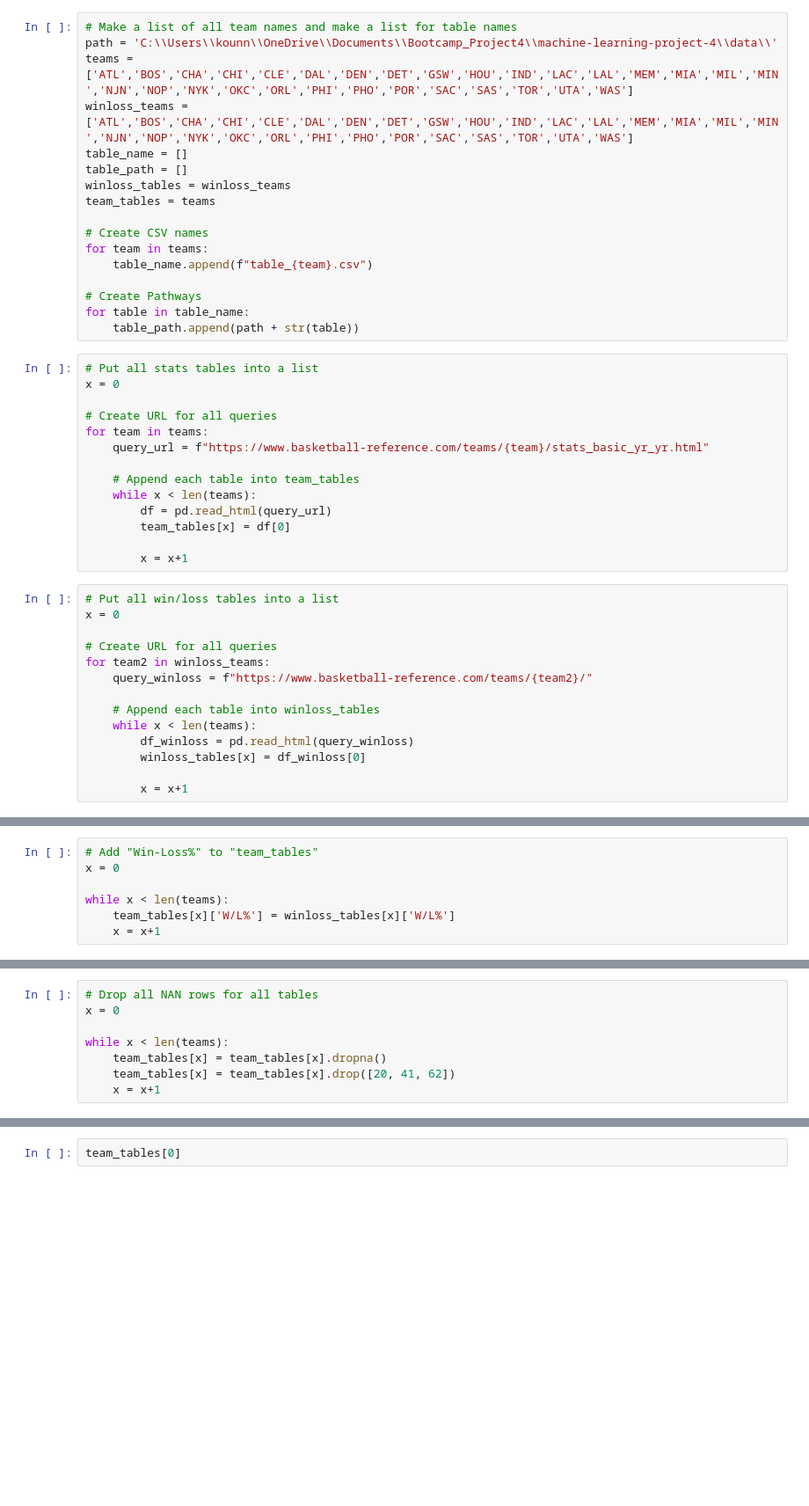
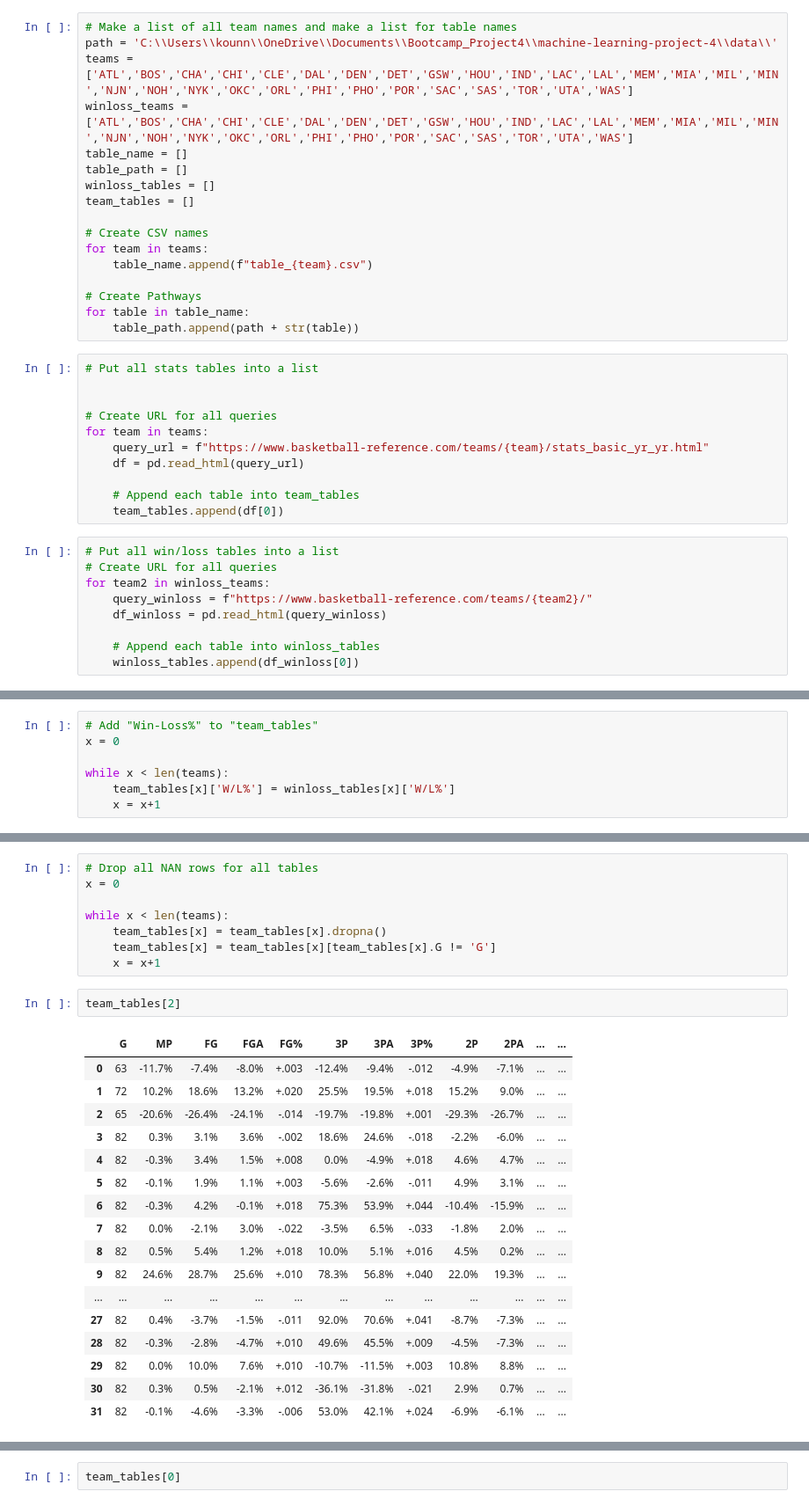
Before and after one commit to almulldreyer/machine-learning-project-4, a Jupyter notebook: main/Data_scrape.ipynb, the cells around one changed output, grey strips where cells are left out. Shown at 88% size. Saved outputs shown, nothing was run; the diff lists cells and outputs as text; blank space fills up the shorter version.

```diff
--- a/main/Data_scrape.ipynb
+++ b/main/Data_scrape.ipynb
@@ -9,12 +9,12 @@ import requests
 # %%
 # Make a list of all team names and make a list for table names
 path = 'C:\\Users\\kounn\\OneDrive\\Documents\\Bootcamp_Project4\\machine-learning-project-4\\data\\'
-teams = ['ATL','BOS','CHA','CHI','CLE','DAL','DEN','DET','GSW','HOU','IND','LAC','LAL','MEM','MIA','MIL','MIN','NJN','NOP','NYK','OKC','ORL','PHI','PHO','POR','SAC','SAS','TOR','UTA','WAS']
-winloss_teams = ['ATL','BOS','CHA','CHI','CLE','DAL','DEN','DET','GSW','HOU','IND','LAC','LAL','MEM','MIA','MIL','MIN','NJN','NOP','NYK','OKC','ORL','PHI','PHO','POR','SAC','SAS','TOR','UTA','WAS']
+teams = ['ATL','BOS','CHA','CHI','CLE','DAL','DEN','DET','GSW','HOU','IND','LAC','LAL','MEM','MIA','MIL','MIN','NJN','NOH','NYK','OKC','ORL','PHI','PHO','POR','SAC','SAS','TOR','UTA','WAS']
+winloss_teams = ['ATL','BOS','CHA','CHI','CLE','DAL','DEN','DET','GSW','HOU','IND','LAC','LAL','MEM','MIA','MIL','MIN','NJN','NOH','NYK','OKC','ORL','PHI','PHO','POR','SAC','SAS','TOR','UTA','WAS']
 table_name = []
 table_path = []
-winloss_tables = winloss_teams
-team_tables = teams
+winloss_tables = []
+team_tables = []
 
 # Create CSV names
 for team in teams:
@@ -25,29 +25,21 @@ for table in table_name:
     table_path.append(path + str(table))
 # %%
 # Put all stats tables into a list
-x = 0
+
 
 # Create URL for all queries
 for team in teams:
     query_url = f"https://www.basketball-reference.com/teams/{team}/stats_basic_yr_yr.html"
+    df = pd.read_html(query_url)
 
     # Append each table into team_tables
-    while x < len(teams):
-        df = pd.read_html(query_url)
-        team_tables[x] = df[0]
-
-        x = x+1
+    team_tables.append(df[0])
 # %%
 # Put all win/loss tables into a list
-x = 0
-
 # Create URL for all queries
 for team2 in winloss_teams:
     query_winloss = f"https://www.basketball-reference.com/teams/{team2}/"
+    df_winloss = pd.read_html(query_winloss)
 
     # Append each table into winloss_tables
-    while x < len(teams):
-        df_winloss = pd.read_html(query_winloss)
-        winloss_tables[x] = df_winloss[0]
-
-        x = x+1
+    winloss_tables.append(df_winloss[0])
@@ -105,5 +81,25 @@ x = 0
 
 while x < len(teams):
     team_tables[x] = team_tables[x].dropna()
-    team_tables[x] = team_tables[x].drop([20, 41, 62])
+    team_tables[x] = team_tables[x][team_tables[x].G != 'G']
     x = x+1
+# %%
+team_tables[2]
+# %% [output]
+|  | G | MP | FG | FGA | FG% | 3P | 3PA | 3P% | 2P | 2PA | ... | ... |
+| 0 | 63 | -11.7% | -7.4% | -8.0% | +.003 | -12.4% | -9.4% | -.012 | -4.9% | -7.1% | ... | ... |
+| 1 | 72 | 10.2% | 18.6% | 13.2% | +.020 | 25.5% | 19.5% | +.018 | 15.2% | 9.0% | ... | ... |
+| 2 | 65 | -20.6% | -26.4% | -24.1% | -.014 | -19.7% | -19.8% | +.001 | -29.3% | -26.7% | ... | ... |
+| 3 | 82 | 0.3% | 3.1% | 3.6% | -.002 | 18.6% | 24.6% | -.018 | -2.2% | -6.0% | ... | ... |
+| 4 | 82 | -0.3% | 3.4% | 1.5% | +.008 | 0.0% | -4.9% | +.018 | 4.6% | 4.7% | ... | ... |
+| 5 | 82 | -0.1% | 1.9% | 1.1% | +.003 | -5.6% | -2.6% | -.011 | 4.9% | 3.1% | ... | ... |
+| 6 | 82 | -0.3% | 4.2% | -0.1% | +.018 | 75.3% | 53.9% | +.044 | -10.4% | -15.9% | ... | ... |
+| 7 | 82 | 0.0% | -2.1% | 3.0% | -.022 | -3.5% | 6.5% | -.033 | -1.8% | 2.0% | ... | ... |
+| 8 | 82 | 0.5% | 5.4% | 1.2% | +.018 | 10.0% | 5.1% | +.016 | 4.5% | 0.2% | ... | ... |
+| 9 | 82 | 24.6% | 28.7% | 25.6% | +.010 | 78.3% | 56.8% | +.040 | 22.0% | 19.3% | ... | ... |
+| ... | ... | ... | ... | ... | ... | ... | ... | ... | ... | ... | ... | ... |
+| 27 | 82 | 0.4% | -3.7% | -1.5% | -.011 | 92.0% | 70.6% | +.041 | -8.7% | -7.3% | ... | ... |
+| 28 | 82 | -0.3% | -2.8% | -4.7% | +.010 | 49.6% | 45.5% | +.009 | -4.5% | -7.3% | ... | ... |
+| 29 | 82 | 0.0% | 10.0% | 7.6% | +.010 | -10.7% | -11.5% | +.003 | 10.8% | 8.8% | ... | ... |
+| 30 | 82 | 0.3% | 0.5% | -2.1% | +.012 | -36.1% | -31.8% | -.021 | 2.9% | 0.7% | ... | ... |
+| 31 | 82 | -0.1% | -4.6% | -3.3% | -.006 | 53.0% | 42.1% | +.024 | -6.9% | -6.1% | ... | ... |
```
Also changed, not shown: parts of 5 cells of this notebook, 33 other files.
